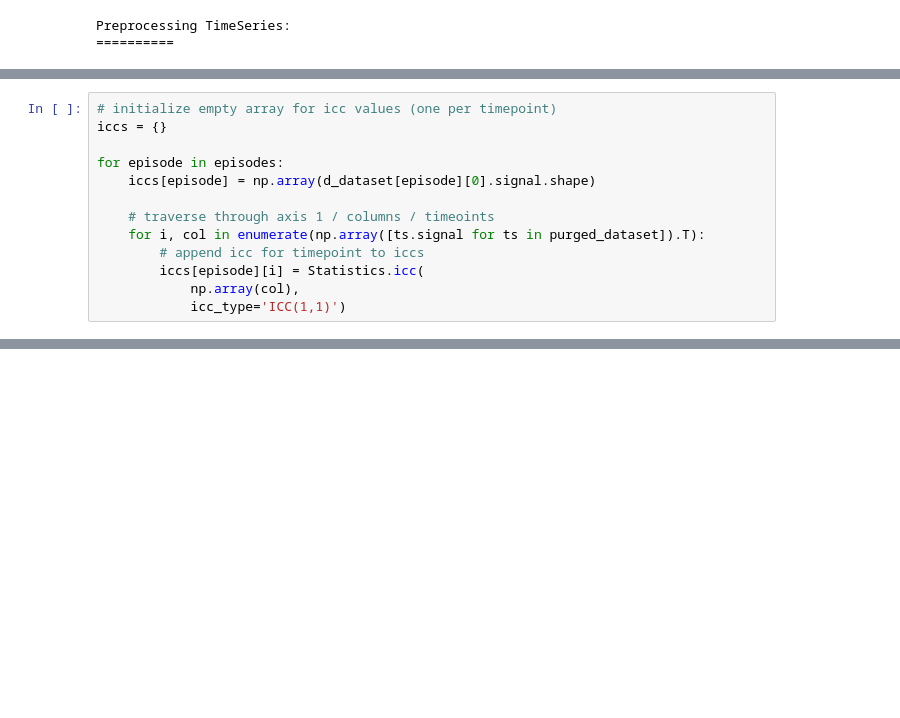
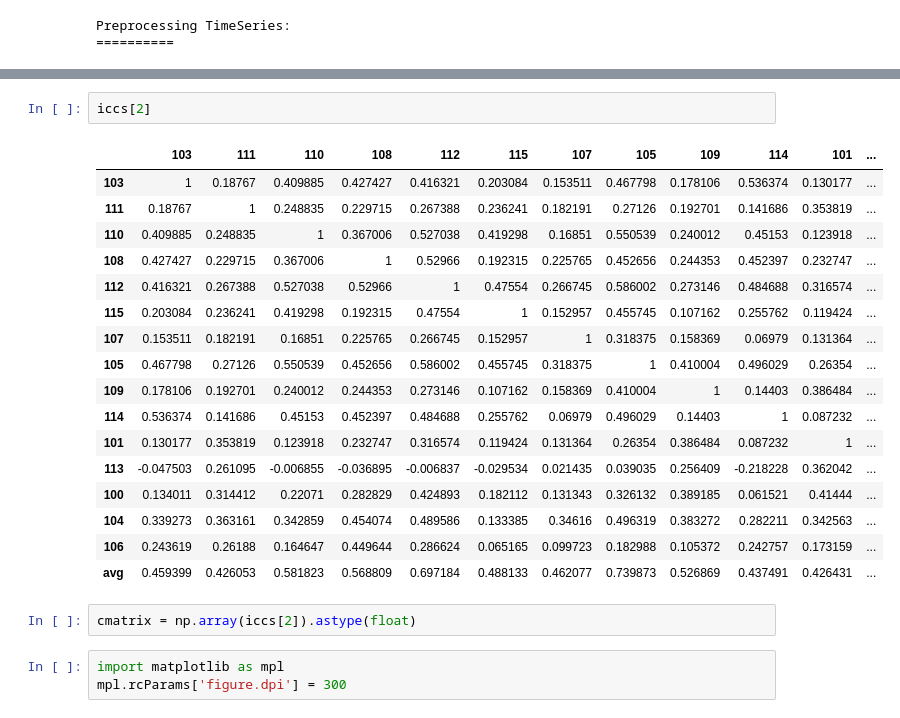
Before and after one commit to ChildBrainLab/LCBDtools, a Jupyter notebook: scripts/Beh/ATVcorrelations.ipynb, the cells around one changed output, grey strips where cells are left out. Cells and saved outputs as stored; diff of their text form; blank space fills up the shorter version.

```diff
--- a/scripts/Beh/ATVcorrelations.ipynb
+++ b/scripts/Beh/ATVcorrelations.ipynb
@@ -131,13 +140,0 @@ plt.scatter(
-# %%
-# initialize empty array for icc values (one per timepoint)
-iccs = {}
-
-for episode in episodes:
-    iccs[episode] = np.array(d_dataset[episode][0].signal.shape)
-
-    # traverse through axis 1 / columns / timeoints
-    for i, col in enumerate(np.array([ts.signal for ts in purged_dataset]).T):
-        # append icc for timepoint to iccs
-        iccs[episode][i] = Statistics.icc(
-            np.array(col),
-            icc_type='ICC(1,1)')
@@ -162,0 +264,25 @@ array([[1., 1.],
+# %%
+iccs[2]
+# %% [output]
+|  | 103 | 111 | 110 | 108 | 112 | 115 | 107 | 105 | 109 | 114 | 101 | ... |
+| 103 | 1 | 0.18767 | 0.409885 | 0.427427 | 0.416321 | 0.203084 | 0.153511 | 0.467798 | 0.178106 | 0.536374 | 0.130177 | ... |
+| 111 | 0.18767 | 1 | 0.248835 | 0.229715 | 0.267388 | 0.236241 | 0.182191 | 0.27126 | 0.192701 | 0.141686 | 0.353819 | ... |
+| 110 | 0.409885 | 0.248835 | 1 | 0.367006 | 0.527038 | 0.419298 | 0.16851 | 0.550539 | 0.240012 | 0.45153 | 0.123918 | ... |
+| 108 | 0.427427 | 0.229715 | 0.367006 | 1 | 0.52966 | 0.192315 | 0.225765 | 0.452656 | 0.244353 | 0.452397 | 0.232747 | ... |
+| 112 | 0.416321 | 0.267388 | 0.527038 | 0.52966 | 1 | 0.47554 | 0.266745 | 0.586002 | 0.273146 | 0.484688 | 0.316574 | ... |
+| 115 | 0.203084 | 0.236241 | 0.419298 | 0.192315 | 0.47554 | 1 | 0.152957 | 0.455745 | 0.107162 | 0.255762 | 0.119424 | ... |
+| 107 | 0.153511 | 0.182191 | 0.16851 | 0.225765 | 0.266745 | 0.152957 | 1 | 0.318375 | 0.158369 | 0.06979 | 0.131364 | ... |
+| 105 | 0.467798 | 0.27126 | 0.550539 | 0.452656 | 0.586002 | 0.455745 | 0.318375 | 1 | 0.410004 | 0.496029 | 0.26354 | ... |
+| 109 | 0.178106 | 0.192701 | 0.240012 | 0.244353 | 0.273146 | 0.107162 | 0.158369 | 0.410004 | 1 | 0.14403 | 0.386484 | ... |
+| 114 | 0.536374 | 0.141686 | 0.45153 | 0.452397 | 0.484688 | 0.255762 | 0.06979 | 0.496029 | 0.14403 | 1 | 0.087232 | ... |
+| 101 | 0.130177 | 0.353819 | 0.123918 | 0.232747 | 0.316574 | 0.119424 | 0.131364 | 0.26354 | 0.386484 | 0.087232 | 1 | ... |
+| 113 | -0.047503 | 0.261095 | -0.006855 | -0.036895 | -0.006837 | -0.029534 | 0.021435 | 0.039035 | 0.256409 | -0.218228 | 0.362042 | ... |
+| 100 | 0.134011 | 0.314412 | 0.22071 | 0.282829 | 0.424893 | 0.182112 | 0.131343 | 0.326132 | 0.389185 | 0.061521 | 0.41444 | ... |
+| 104 | 0.339273 | 0.363161 | 0.342859 | 0.454074 | 0.489586 | 0.133385 | 0.34616 | 0.496319 | 0.383272 | 0.282211 | 0.342563 | ... |
+| 106 | 0.243619 | 0.26188 | 0.164647 | 0.449644 | 0.286624 | 0.065165 | 0.099723 | 0.182988 | 0.105372 | 0.242757 | 0.173159 | ... |
+| avg | 0.459399 | 0.426053 | 0.581823 | 0.568809 | 0.697184 | 0.488133 | 0.462077 | 0.739873 | 0.526869 | 0.437491 | 0.426431 | ... |
+# %%
+cmatrix = np.array(iccs[2]).astype(float)
+# %%
+import matplotlib as mpl
+mpl.rcParams['figure.dpi'] = 300
```
Also changed, not shown: parts of 19 cells of this notebook, 5 other files.
